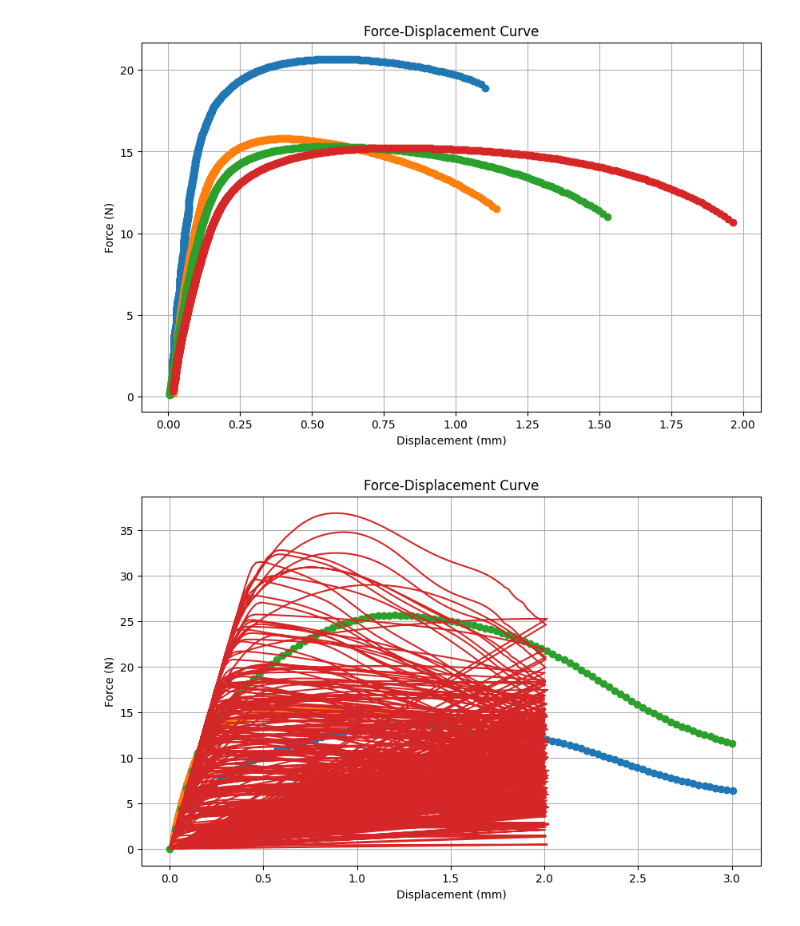
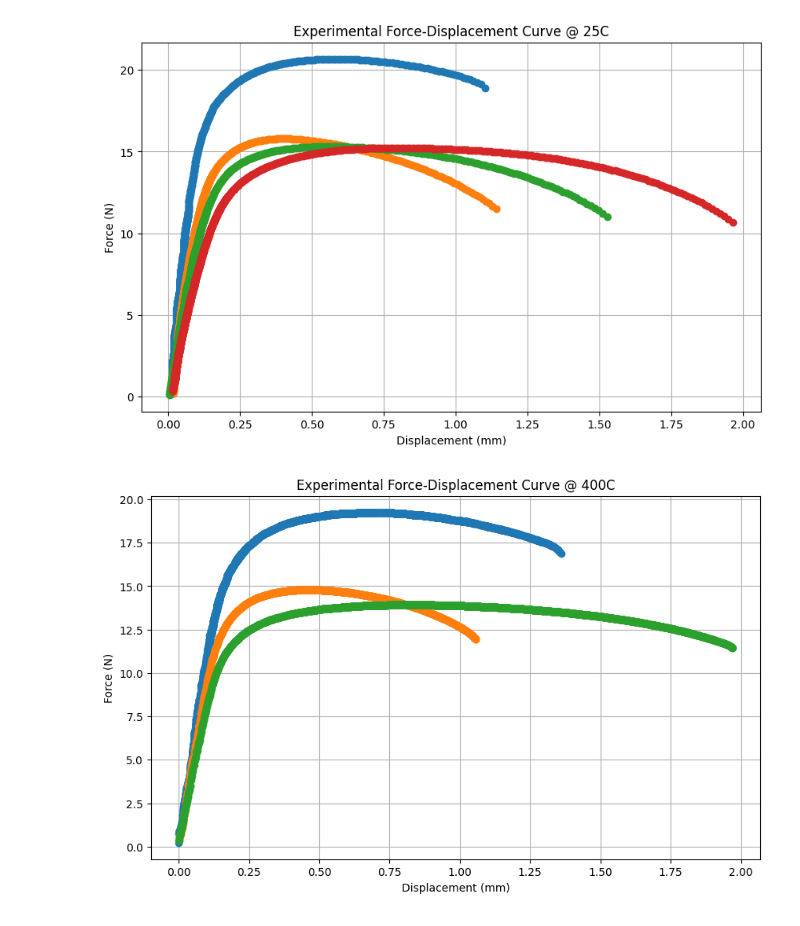
Before and after one commit to LianjGroup/Machine-Learning-Assisted-Optimization-of-Hardening-Parameters, a Jupyter notebook: MAIN/MODELS/forceDispCurves.ipynb, the cells around one changed output. Cells and saved outputs as stored; diff of their text form; code cells hidden in the pictures.

```diff
--- a/MAIN/MODELS/forceDispCurves.ipynb
+++ b/MAIN/MODELS/forceDispCurves.ipynb
@@ -3,16 +3,16 @@ import pandas as pd
 import matplotlib.pyplot as plt
 
 # Define the file path and folder name
-file_path_chd6 = 'EXP_FD/CHD6_FD_Curve.csv'
-file_path_ndbr6 = 'EXP_FD/NDBR6_FD_Curve.csv'
+file_path_chd6_400c = 'EXP_FD/CHD6_FD_Curve.csv'
+file_path_ndbr6_400c = 'EXP_FD/NDBR6_FD_Curve.csv'
 file_path_ndbr20 = 'EXP_FD/NDBR20_FD_Curve.csv'
-file_path_ndbr50 = 'EXP_FD/NDBR50_FD_Curve.csv'
+file_path_ndbr50_400c = 'EXP_FD/NDBR50_FD_Curve.csv'
 
 # Read the data from the CSV file
-data_chd6 = pd.read_csv(file_path_chd6)
-data_ndbr6 = pd.read_csv(file_path_ndbr6)
+data_chd6 = pd.read_csv(file_path_chd6_400c)
+data_ndbr6 = pd.read_csv(file_path_ndbr6_400c)
 data_ndbr20 = pd.read_csv(file_path_ndbr20)
-data_ndbr50 = pd.read_csv(file_path_ndbr50)
+data_ndbr50 = pd.read_csv(file_path_ndbr50_400c)
 
 # Extract the displacement and force columns
 disp_chd6 = data_chd6['displacement/mm']
@@ -27,14 +27,14 @@ force_ndbr20 = data_ndbr20['force/kN']
 disp_ndbr50 = data_ndbr50['displacement/mm']
 force_ndbr50 = data_ndbr50['force/kN']
 
-# Create a Force-Displacement curve
+# Create a Force-Displacement curve for 25C
 plt.figure(figsize=(10, 6))
 plt.plot(disp_chd6, force_chd6, marker='o', linestyle='-')
 plt.plot(disp_ndbr6, force_ndbr6, marker='o', linestyle='-')
 plt.plot(disp_ndbr20, force_ndbr20, marker='o', linestyle='-')
 plt.plot(disp_ndbr50, force_ndbr50, marker='o', linestyle='-')
 
-plt.title('Force-Displacement Curve')
+plt.title('Experimental Force-Displacement Curve @ 25C')
 plt.xlabel('Displacement (mm)')
 plt.ylabel('Force (N)')
 plt.grid(True)
@@ -42,46 +42,43 @@ plt.grid(True)
 # Display the plot or save it to a file
 plt.show()
 # %% [output]
-[figure, old version]
+[figure, new version]
 # %%
-#NDB50
-
 import pandas as pd
 import matplotlib.pyplot as plt
-import numpy as np
 
-file_path_ndb50 = 'ndb50_FD_second.csv'
-data_ndb50 = pd.read_csv(file_path_ndb50)
-disp_ndb50 = data_ndb50['Disp']
-force_ndb50 = data_ndb50['Force']
+# Define the file path and folder name
+file_path_chd6_400c = 'EXP_FD/400c/CHD6_400C_FD_Curve.csv'
+file_path_ndbr6_400c = 'EXP_FD/400c/NDBR6_400C_FD_Curve.csv'
+file_path_ndbr50_400c = 'EXP_FD/400c/NDBR50_400C_FD_Curve.csv'
 
-force_ndb50_divided = np.divide(force_ndb50, 2)
+# Read the data from the CSV file
+data_chd6 = pd.read_csv(file_path_chd6_400c)
+data_ndbr6 = pd.read_csv(file_path_ndbr6_400c)
+data_ndbr50 = pd.read_csv(file_path_ndbr50_400c)
 
-file_path_ndb50_initial = 'ndb50_FD.csv'
-data_ndb50_initial = pd.read_csv(file_path_ndb50_initial)
-disp_ndb50_initial = data_ndb50_initial['Disp']
-force_ndb50_initial = data_ndb50_initial['Force']
+# Extract the displacement and force columns
+disp_chd6 = data_chd6['displacement/mm']
+force_chd6 = data_chd6['force/kN']
 
+disp_ndbr6 = data_ndbr6['displacement/mm']
+force_ndbr6 = data_ndbr6['force/kN']
 
-file_path_sim = 'MODEL_DATA/NEWDATA/newData_combined_FD.csv'
-data_ndb50_sim = pd.read_csv(file_path_sim)
-force_data_ndb50_sim = data_ndb50_sim['Force (NDBR50)']
-force_data_ndb50_sim_divided = np.divide(force_data_ndb50_sim, 1000)
+disp_ndbr50 = data_ndbr50['displacement/mm']
+force_ndbr50 = data_ndbr50['force/kN']
 
-disp_data_ndb50_sim = data_ndb50_sim['Displacement (NDBR50)']
+# Create a Force-Displacement curve for 25C
+plt.figure(figsize=(10, 6))
+plt.plot(disp_chd6, force_chd6, marker='o', linestyle='-')
+plt.plot(disp_ndbr6, force_ndbr6, marker='o', linestyle='-')
+plt.plot(disp_ndbr50, force_ndbr50, marker='o', linestyle='-')
 
-plt.figure(figsize=(10, 6))
-plt.plot(disp_ndb50, force_ndb50_divided, marker='o', linestyle='-')
-plt.plot(disp_ndbr50, force_ndbr50, marker='o', linestyle='-')
-plt.plot(disp_ndb50_initial, force_ndb50_initial, marker='o', linestyle='-')
-plt.plot(disp_data_ndb50_sim, force_data_ndb50_sim_divided, linestyle='-')
-
-plt.title('Force-Displacement Curve')
+plt.title('Experimental Force-Displacement Curve @ 400C')
 plt.xlabel('Displacement (mm)')
 plt.ylabel('Force (N)')
 plt.grid(True)
 
 # Display the plot or save it to a file
 plt.show()
 # %% [output]
-[figure, old version]
+[figure, new version]
```
Also changed, not shown: 6 other files.
